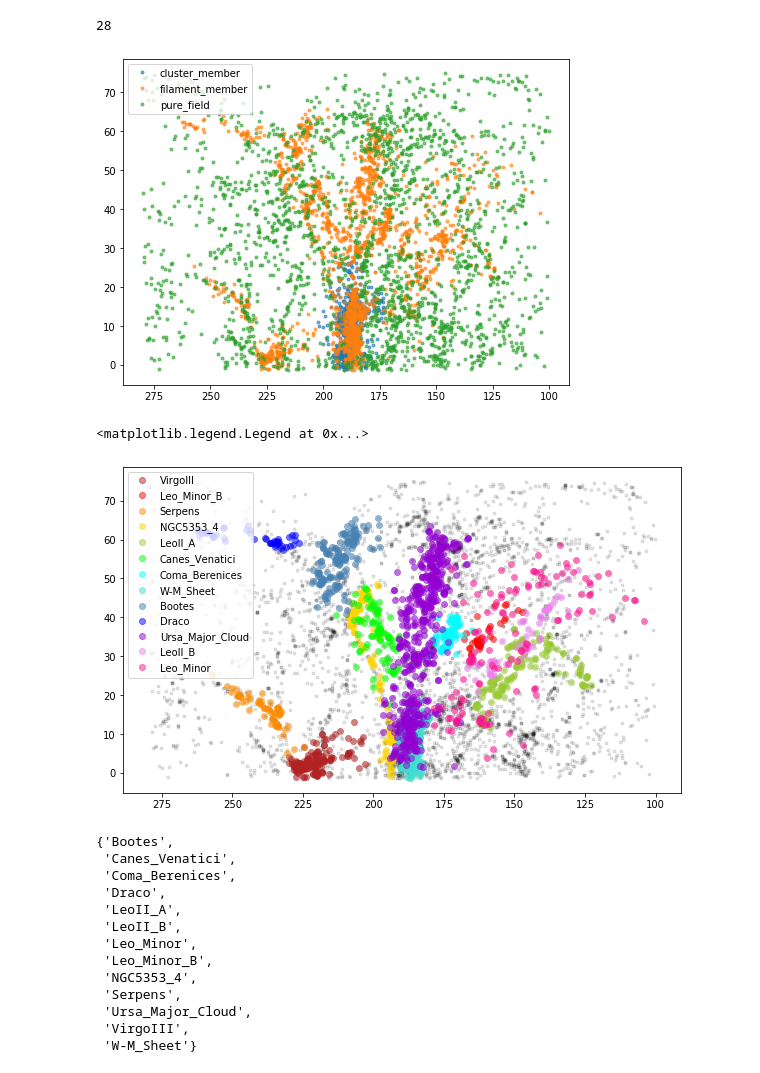
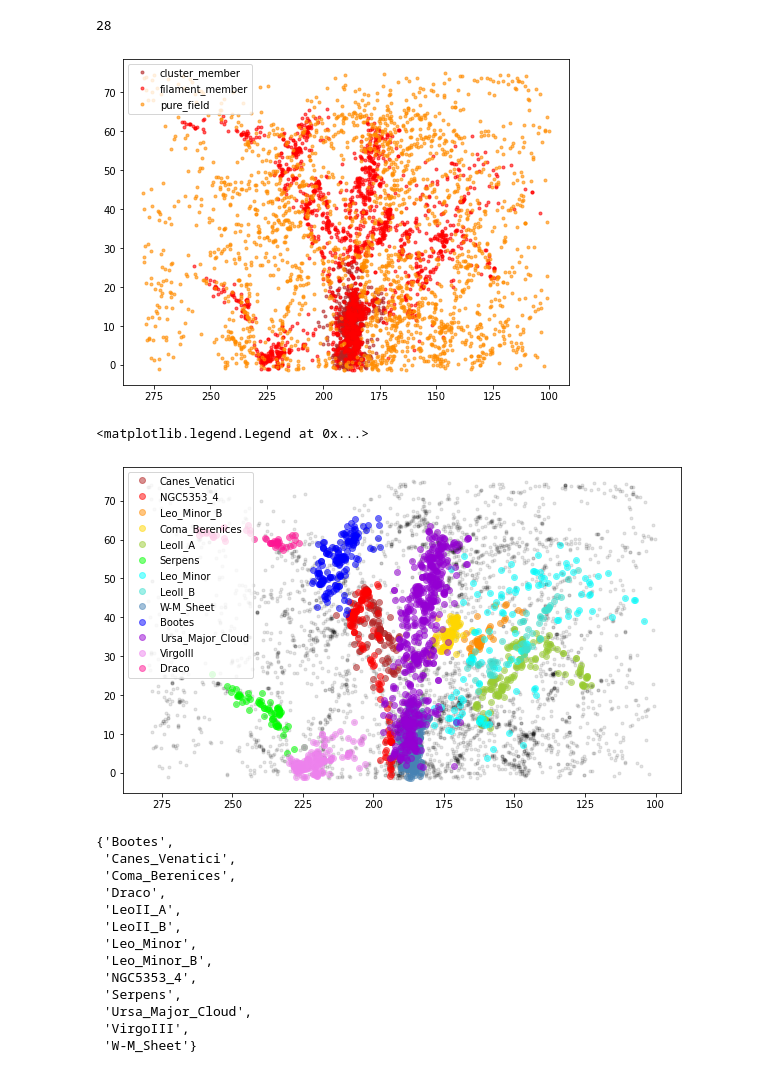
Before and after one commit to rfinn/Virgo, a Jupyter notebook: notebooks/making_tables_v2.ipynb, the cells around one changed output. Saved outputs shown, nothing was run; the diff lists cells and outputs as text; code cells hidden in the pictures.

```diff
--- a/notebooks/making_tables_v2.ipynb
+++ b/notebooks/making_tables_v2.ipynb
@@ -153,18 +153,24 @@ sum(v.main['COflag'] & ~v.main['HAobsflag'])
 # %%
 %run ~/github/Virgo/programs/readtablesv2.py
 # %%
-mycolors = plt.rcParams['axes.prop_cycle'].by_key()['color']
+
+# Benedetta's colors
+mycolors = ['firebrick','red','darkorange','gold',\
+            'yellowgreen','lime','aqua','turquoise',\
+            'steelblue','blue','darkviolet','violet','deeppink']
+
+#mycolors = plt.rcParams['axes.prop_cycle'].by_key()['color']
 labels = ['pure_field','filament_member','cluster_member']
 labels.reverse()
 flags = [v.env[i] for i in labels]
 symbols = ['bo']
 plt.figure(figsize=(8,6))
 for i in range(len(labels)):
     plt.plot(v.main['RA'][flags[i]],v.main['DEC'][flags[i]],'ko',markersize='3',c=mycolors[i],label=labels[i],alpha=.6)
 plt.legend()
 plt.gca().invert_xaxis()
 # %% [output]
-[figure, old version]
+[figure, new version]
 # %%
 plt.figure(figsize=(10,6))
 filaments = set(v.env['filament'])
@@ -176,7 +182,7 @@ for i,f in enumerate(filaments):
 plt.legend()
 # %% [output]
 <matplotlib.legend.Legend at 0x...>
-[figure, old version]
+[figure, new version]
 # %%
 set(v.env['filament'])
 # %% [output]
```
Also changed, not shown: parts of 5 cells of this notebook, 2 other files.
